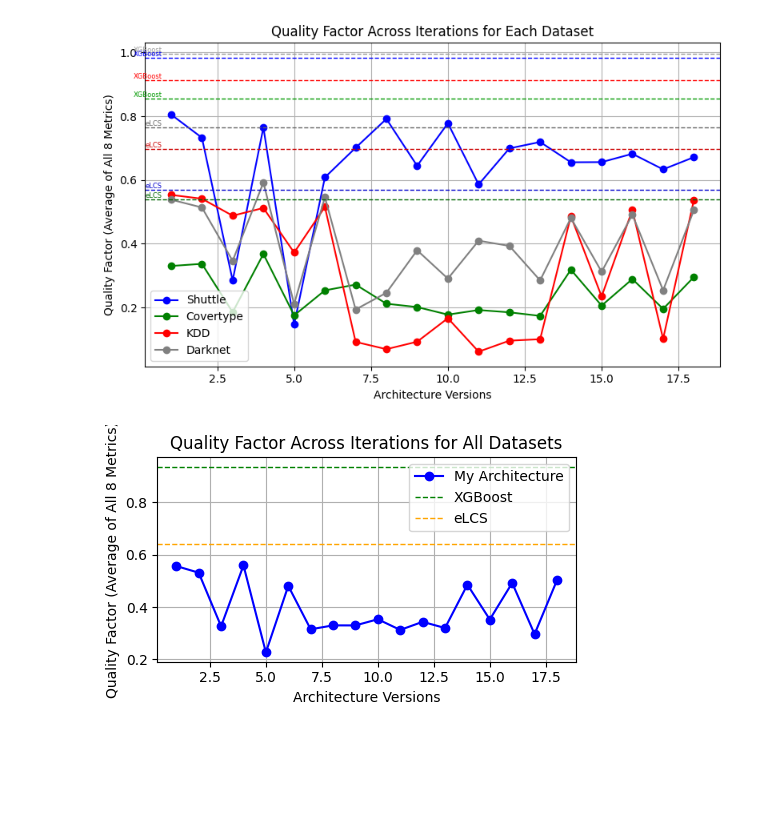
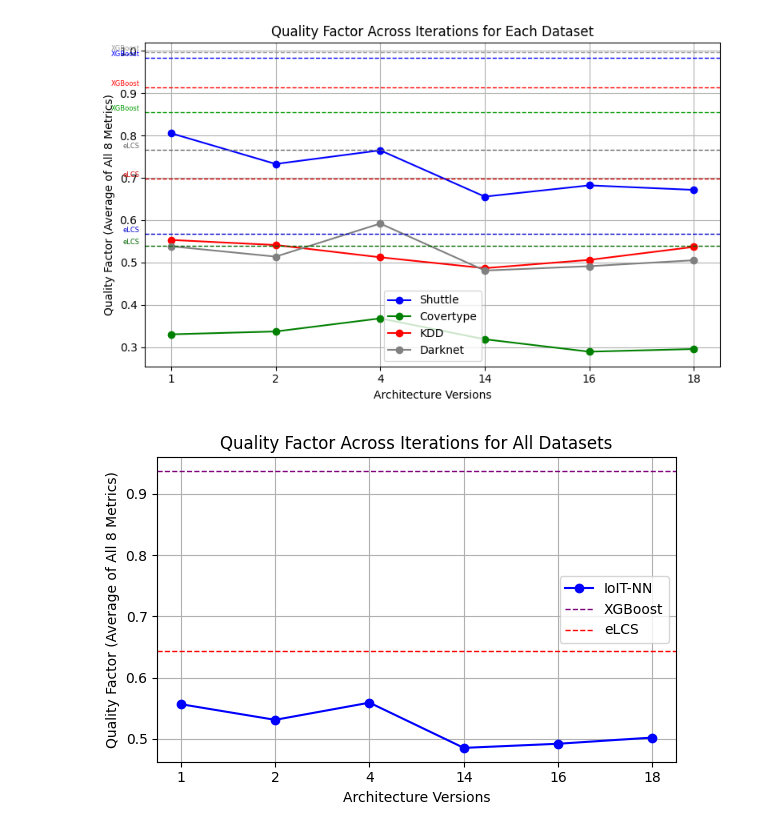
Before and after one commit to sharpenedkey/ma-neural-nets, a Jupyter notebook: _plots.ipynb, the cells around one changed output. Cells and saved outputs as stored; diff of their text form; code cells hidden in the pictures; blank space fills up the shorter version.

```diff
--- a/_plots.ipynb
+++ b/_plots.ipynb
@@ -140,9 +140,8 @@ def adjust_brightness(color, factor):
     rgb = mcolors.to_rgb(color)
     return tuple(min(max(c * factor, 0), 1) for c in rgb)
 # %%
-selected_iterations = iterations
-
-#selected_iterations = [12, 14, 15, 16, 17, 18]
+#selected_iterations = iterations
+selected_iterations = [1, 2, 4, 14, 16, 18]
 # %%
 # List of metrics to plot
 metric_names = [
@@ -152,6 +151,8 @@ metric_names = [
     "Macro Average Recall (Balanced Accuracy)", "Weighted Average Recall (Accuracy)",
     "Macro Average F1 Score", "Weighted Average F1 Score"
 ]
+
+plot_iters = [str(i) for i in np.intersect1d(iterations, selected_iterations)]
 
 # Set up the figure and subplots
 fig, axes = plt.subplots(4, 2, figsize=(15, 20))
@@ -163,9 +164,8 @@ for i, metric in enumerate(metric_names):
         ax = axes[i]
         for dataset in datasets:
             # Plot the dataset's line
-            iters_on_plot = np.intersect1d(iterations, selected_iterations)
             metric_on_plot = [metrics[metric][dataset][i-1] for i in selected_iterations]
-            ax.plot(iters_on_plot, metric_on_plot, label=dataset, marker='o', color=dataset_colors[dataset])
+            ax.plot(plot_iters, metric_on_plot, label=dataset, marker='o', color=dataset_colors[dataset])
 
     # Add horizontal dashed lines for XGBoost and eLCS
     if metric in comparison_values:
@@ -178,7 +178,7 @@ for i, metric in enumerate(metric_names):
                 xgboost_value = xgboost_values[dataset]
                 dashed_color = adjust_brightness(dataset_colors[dataset], 1.2)  # Slightly brighter
                 ax.axhline(y=xgboost_value, color=dashed_color, linestyle='--', linewidth=1)
-                ax.text(selected_iterations[0] - 0.3, xgboost_value, 'XGBoost',
+                ax.text(int(plot_iters[0]) - 1.3, xgboost_value, 'XGBoost',
                         color=dashed_color, fontsize=6, va='bottom', ha='right')
 
             # Dashed line for eLCS
@@ -186,7 +186,7 @@ for i, metric in enumerate(metric_names):
                 elcs_value = elcs_values[dataset]
                 dashed_color = adjust_brightness(dataset_colors[dataset], 0.8)  # Slightly darker
                 ax.axhline(y=elcs_value, color=dashed_color, linestyle='--', linewidth=1)
-                ax.text(selected_iterations[0] - 0.3, elcs_value, 'eLCS',
+                ax.text(int(plot_iters[0]) - 1.3, elcs_value, 'eLCS',
                         color=dashed_color, fontsize=6, va='bottom', ha='right')
 
         ax.set_title(metric)
@@ -207,6 +207,7 @@ plt.show()
 # Calculate the Goodness Factor for each dataset and iteration
 # Ensure that all metrics are included in the average only if they have valid data
 iterations = np.array(selected_iterations)
+plot_iters = [str(i) for i in iterations]
 goodness_factors = {dataset: [] for dataset in datasets}
 
 for dataset in datasets:
@@ -228,7 +229,7 @@ for dataset in datasets:
 plt.figure(figsize=(8, 5))
 
 for dataset, values in goodness_factors.items():
-    plt.plot(iterations, values, label=f'{dataset}', marker='o', color=dataset_colors[dataset])
+    plt.plot(plot_iters, values, label=f'{dataset}', marker='o', color=dataset_colors[dataset])
 
 # Add horizontal dashed lines for XGBoost and eLCS Goodness Factors if data is available
 if comparison_values:
@@ -249,13 +250,13 @@ if comparison_values:
             xgboost_goodness = np.nanmean(xgboost_avg)
             dashed_color = adjust_brightness(dataset_colors[dataset], 1.2)  # Slightly brighter
             plt.axhline(y=xgboost_goodness, color=dashed_color, linestyle='--', linewidth=1)
-            plt.text(iterations[0] - 0.3, xgboost_goodness, 'XGBoost', color=dashed_color, fontsize=6, va='bottom', ha='right')
+            plt.text(int(plot_iters[0]) - 1.3, xgboost_goodness, 'XGBoost', color=dashed_color, fontsize=6, va='bottom', ha='right')
 
         if elcs_avg:
             elcs_goodness = np.nanmean(elcs_avg)
             dashed_color = adjust_brightness(dataset_colors[dataset], 0.8)  # Slightly darker
             plt.axhline(y=elcs_goodness, color=dashed_color, linestyle='--', linewidth=1)
-            plt.text(iterations[0] - 0.3, elcs_goodness, 'eLCS', color=dashed_color, fontsize=6, va='bottom', ha='right')
+            plt.text(int(plot_iters[0]) - 1.3, elcs_goodness, 'eLCS', color=dashed_color, fontsize=6, va='bottom', ha='right')
 
 # Add titles and labels
 plt.title('Quality Factor Across Iterations for Each Dataset')
@@ -268,11 +269,12 @@ plt.grid(True)
 plt.tight_layout()
 plt.show()
 # %% [output]
-[figure, old version]
+[figure, new version]
 # %%
 # Calculate the Goodness Factor for each iteration
 # Ensure that all metrics are included in the average only if they have valid data
 iterations = np.array(selected_iterations)
+plot_iters = [str(i) for i in iterations]
 goodness_factor = []
 
 for iteration in iterations:
@@ -291,38 +293,38 @@ for iteration in iterations:
         goodness_factor.append(None)
 
 # Plot the Goodness Factor
-plt.figure(figsize=(5, 3))
-plt.plot(iterations, goodness_factor, label='My Architecture', marker='o', color='blue')
+plt.figure(figsize=(6, 4))
+plt.plot(plot_iters, goodness_factor, label='IoIT-NN', marker='o', color='blue')
 
 # Add horizontal dashed lines for XGBoost and eLCS Goodness Factors if data is available
 if comparison_values:
     xgboost_avg = []
     elcs_avg = []
     for metric in metric_names:
         if metric in comparison_values:
             xgboost_values = [comparison_values[metric]["XGBoost"].get(dataset, np.nan) for dataset in datasets]
             elcs_values = [comparison_values[metric]["eLCS"].get(dataset, np.nan) for dataset in datasets]
 
             xgboost_avg.append(np.nanmean(xgboost_values))
             elcs_avg.append(np.nanmean(elcs_values))
 
     if xgboost_avg:
         xgboost_goodness = np.nanmean(xgboost_avg)
-        plt.axhline(y=xgboost_goodness, color='green', linestyle='--', linewidth=1, label='XGBoost')
+        plt.axhline(y=xgboost_goodness, color='purple', linestyle='--', linewidth=1, label='XGBoost')
 
     if elcs_avg:
         elcs_goodness = np.nanmean(elcs_avg)
-        plt.axhline(y=elcs_goodness, color='orange', linestyle='--', linewidth=1, label='eLCS')
+        plt.axhline(y=elcs_goodness, color='red', linestyle='--', linewidth=1, label='eLCS')
 
 # Add titles and labels
 plt.title('Quality Factor Across Iterations for All Datasets')
 plt.xlabel('Architecture Versions')
 plt.ylabel('Quality Factor (Average of All 8 Metrics)')
 plt.legend()
 plt.grid(True)
 
 # Show the plot
 plt.tight_layout()
 plt.show()
 # %% [output]
-[figure, old version]
+[figure, new version]
```
Also changed, not shown: parts of 1 cell of this notebook, 4 other files.
